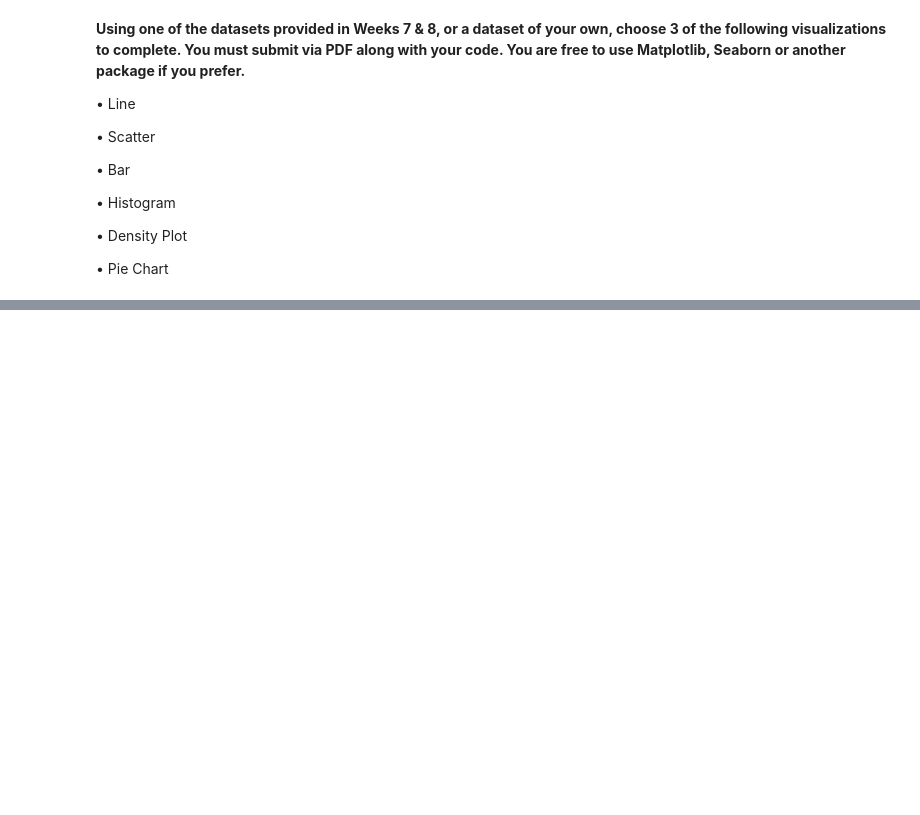
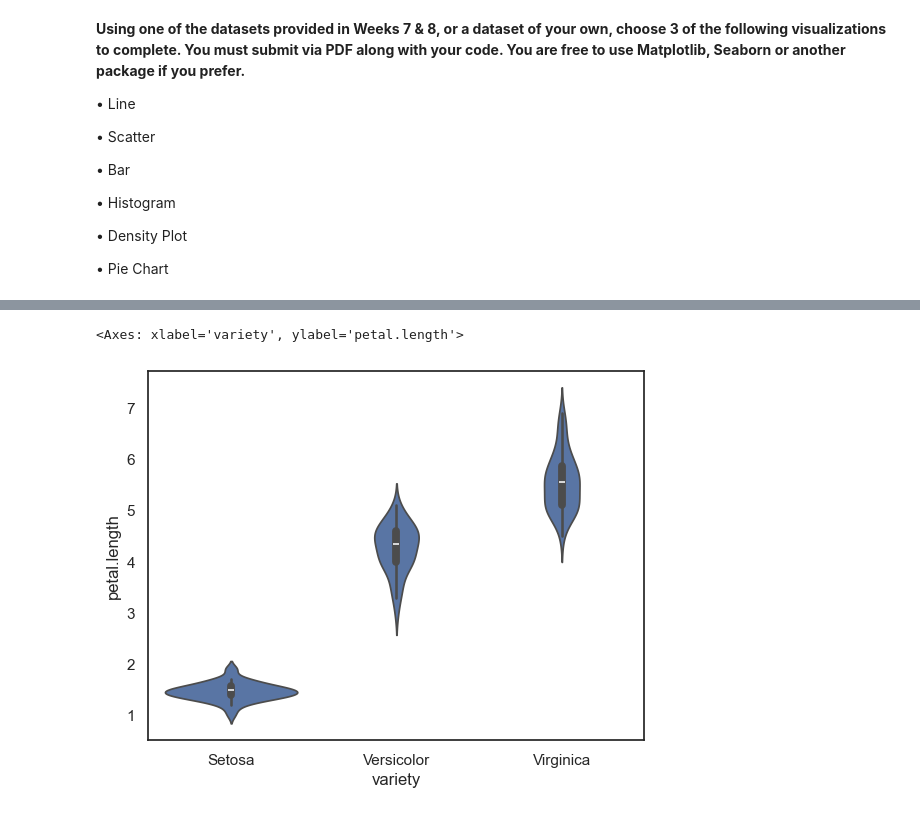
Before and after one commit to rajukan/DSC-540, a Jupyter notebook: grk_dsc_540_weeks_9_10.ipynb, the cells around one changed output, grey strips where cells are left out. Saved outputs shown, nothing was run; the diff lists cells and outputs as text; code cells hidden in the pictures; blank space fills up the shorter version.

```diff
--- a/grk_dsc_540_weeks_9_10.ipynb
+++ b/grk_dsc_540_weeks_9_10.ipynb
@@ -410,7 +469,7 @@ import matplotlib.pyplot as plt
 sns.set(style="white", color_codes=True)
 
 # Next, we'll load the Iris flower dataset, which is in the "../input/" directory
-iris = pd.read_csv("Iris.csv") # the iris dataset is now a Pandas DataFrame
+iris = pd.read_csv("./datasets/iris.csv") # the iris dataset is now a Pandas DataFrame
 
 # Let's see what's in the iris data - Jupyter notebooks print the result of the last thing you do
 iris.head()
@@ -452,8 +539,11 @@ ax = sns.stripplot(x="variety", y="petal.length", data=iris, jitter=True,edgecol
 # %%
 # A violin plot combines the benefits of the previous two plots and simplifies them
 # Denser regions of the data are fatter, and sparser thiner in a violin plot.
 
-sns.violinplot(x="variety", y="petal.length", data=iris, size=6)
+sns.violinplot(x="variety", y="petal.length", data=iris)
+# %% [output]
+<Axes: xlabel='variety', ylabel='petal.length'>
+[figure, added]
 # %%
 # A final seaborn plot useful for looking at univariate relations is the kdeplot,
 # which creates and visualizes a kernel density estimate of the underlying feature
```
Also changed, not shown: parts of 51 cells of this notebook, 6 other files.
